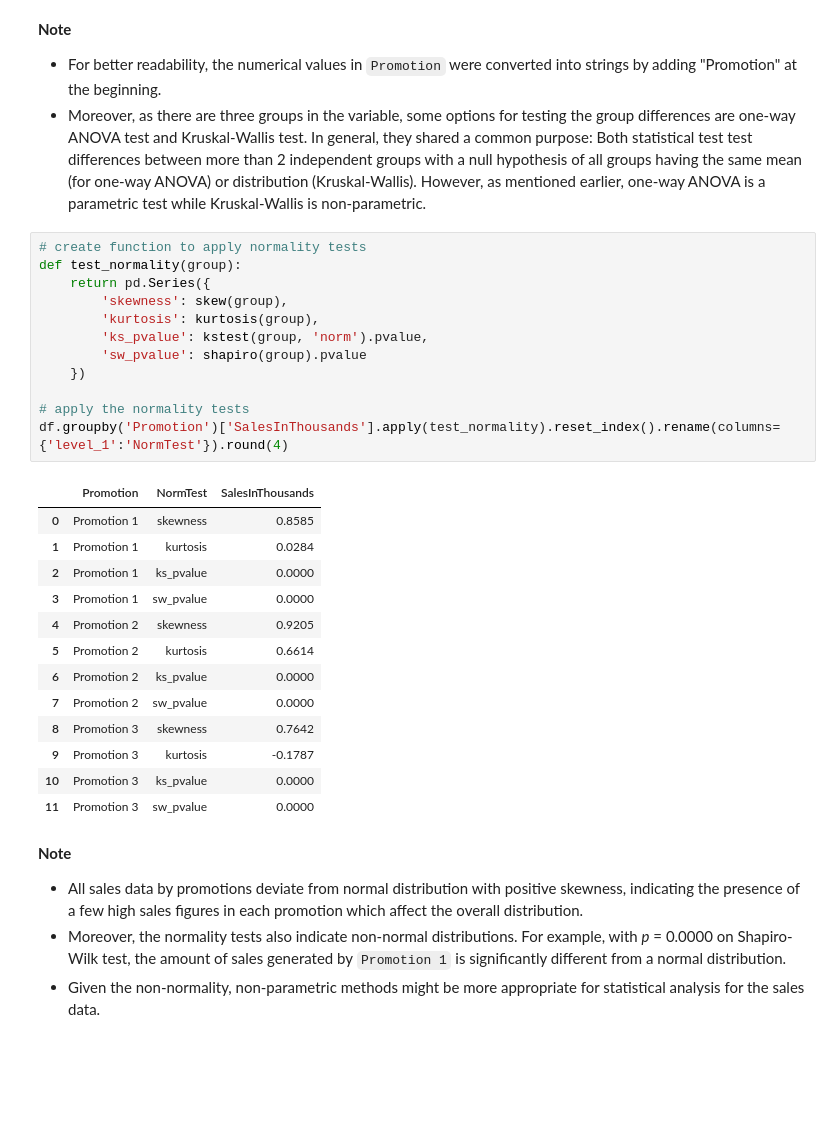
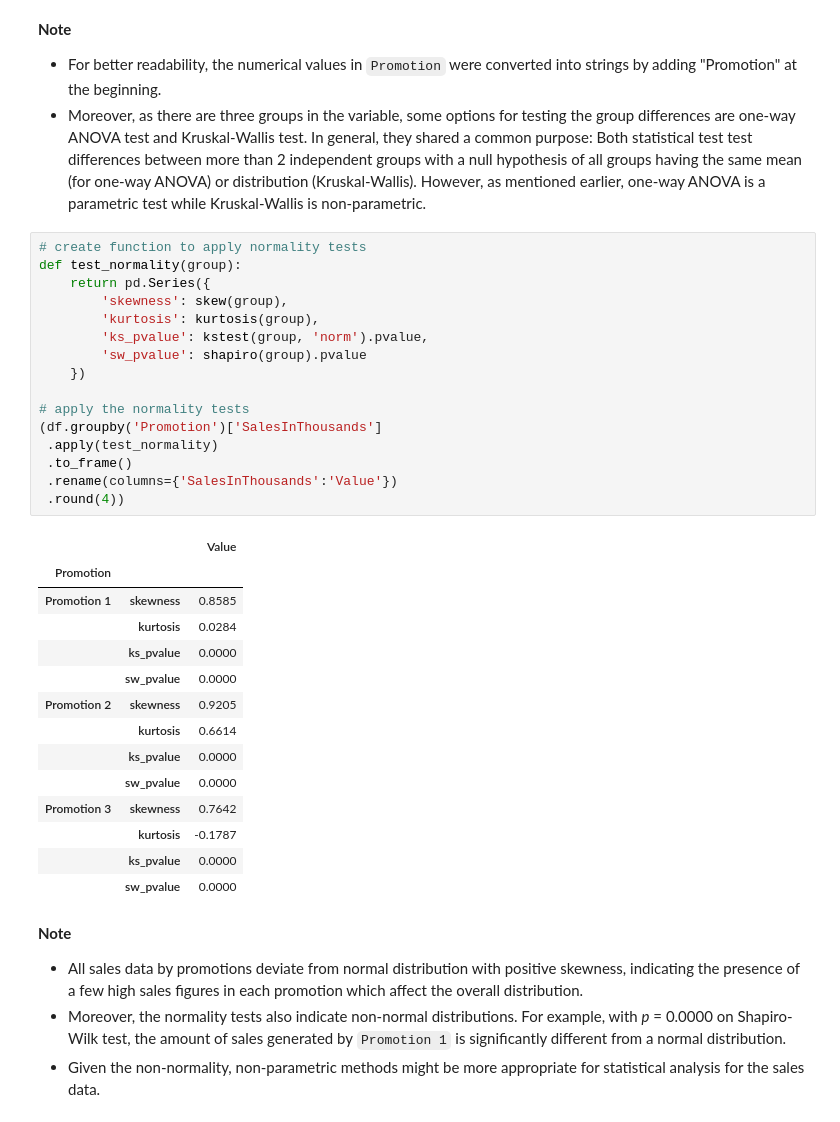
Before and after one commit to LingAdeu/ab-testing-campaign-effectiveness, a Jupyter notebook: notebook/workspace.ipynb, the cells around one changed output. Saved outputs shown, nothing was run; the diff lists cells and outputs as text; blank space fills up the shorter version.

```diff
--- a/notebook/workspace.ipynb
+++ b/notebook/workspace.ipynb
@@ -96,29 +100,34 @@ array(['Promotion 3', 'Promotion 2', 'Promotion 1'], dtype=object)
 # %%
 # create function to apply normality tests
 def test_normality(group):
     return pd.Series({
         'skewness': skew(group),
         'kurtosis': kurtosis(group),
         'ks_pvalue': kstest(group, 'norm').pvalue,
         'sw_pvalue': shapiro(group).pvalue
     })
 
 # apply the normality tests
-df.groupby('Promotion')['SalesInThousands'].apply(test_normality).reset_index().rename(columns={'level_1':'NormTest'}).round(4)
+(df.groupby('Promotion')['SalesInThousands']
+ .apply(test_normality)
+ .to_frame()
+ .rename(columns={'SalesInThousands':'Value'})
+ .round(4))
 # %% [output]
-|  | Promotion | NormTest | SalesInThousands |
-| 0 | Promotion 1 | skewness | 0.8585 |
-| 1 | Promotion 1 | kurtosis | 0.0284 |
-| 2 | Promotion 1 | ks_pvalue | 0.0000 |
-| 3 | Promotion 1 | sw_pvalue | 0.0000 |
-| 4 | Promotion 2 | skewness | 0.9205 |
-| 5 | Promotion 2 | kurtosis | 0.6614 |
-| 6 | Promotion 2 | ks_pvalue | 0.0000 |
-| 7 | Promotion 2 | sw_pvalue | 0.0000 |
-| 8 | Promotion 3 | skewness | 0.7642 |
-| 9 | Promotion 3 | kurtosis | -0.1787 |
-| 10 | Promotion 3 | ks_pvalue | 0.0000 |
-| 11 | Promotion 3 | sw_pvalue | 0.0000 |
+|  |  | Value |
+| Promotion |  |  |
+| Promotion 1 | skewness | 0.8585 |
+|  | kurtosis | 0.0284 |
+|  | ks_pvalue | 0.0000 |
+|  | sw_pvalue | 0.0000 |
+| Promotion 2 | skewness | 0.9205 |
+|  | kurtosis | 0.6614 |
+|  | ks_pvalue | 0.0000 |
+|  | sw_pvalue | 0.0000 |
+| Promotion 3 | skewness | 0.7642 |
+|  | kurtosis | -0.1787 |
+|  | ks_pvalue | 0.0000 |
+|  | sw_pvalue | 0.0000 |
 # %% [markdown]
 **Note**
 - All sales data by promotions deviate from normal distribution with positive skewness, indicating the presence of a few high sales figures in each promotion which affect the overall distribution.
```
Also changed, not shown: parts of 11 cells of this notebook.
